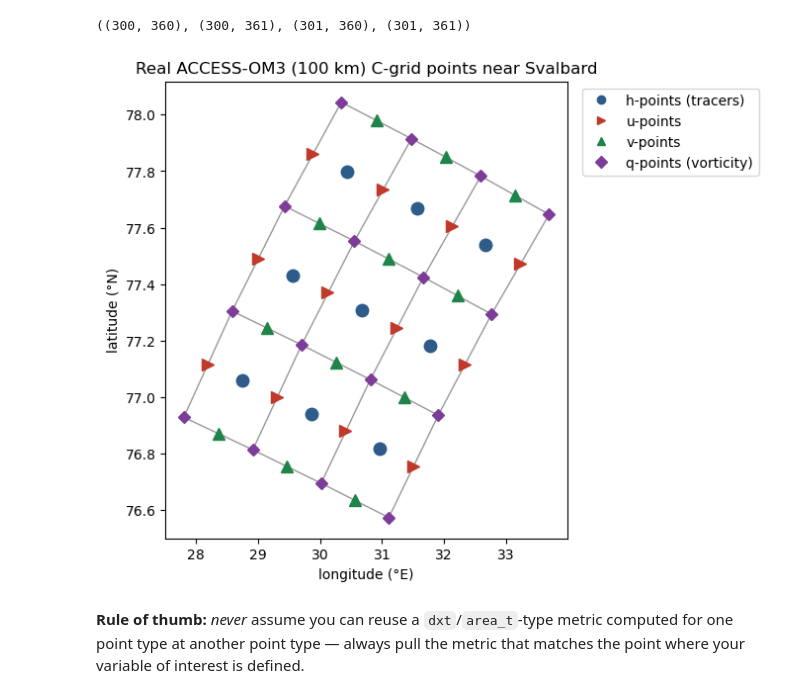
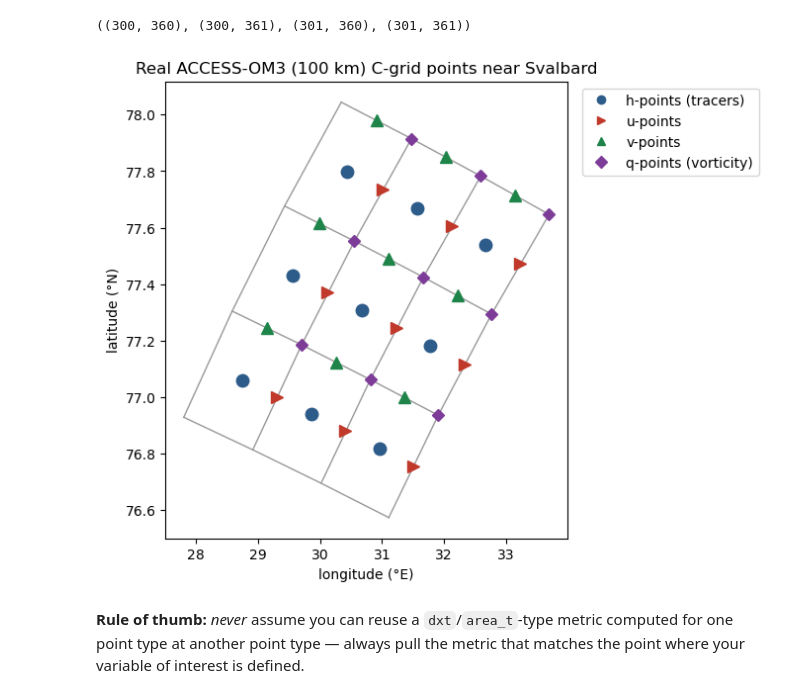
Before and after one commit to COSIMA/cosima-recipes, a Jupyter notebook: 01-Cooking-Tutorials/01-Basics/04-Understanding_MOM5_MOM6_grids.ipynb, the cells around one changed output. Drawn from its saved outputs; the diff is of its cells as text; code cells hidden in the pictures.

```diff
--- a/01-Cooking-Tutorials/01-Basics/04-Understanding_MOM5_MOM6_grids.ipynb
+++ b/01-Cooking-Tutorials/01-Basics/04-Understanding_MOM5_MOM6_grids.ipynb
@@ -470,33 +521,39 @@ h_lon.shape, u_lon.shape, v_lon.shape, q_lon.shape
 # %%
 # The same 3 x 3-cell patch near Svalbard as for the B-grid
 j0, i0, n = 275, 300, 3
 
-def patch(lon, lat, extra_j, extra_i):
-    """Points of the patch; extra_j/extra_i = 1 for points on both sides of the cells."""
-    window = dict(nyp=slice(j0, j0 + n + extra_j), nxp=slice(i0, i0 + n + extra_i))
+def patch(lon, lat, dj=0, di=0):
+    """The n x n points of the patch, starting dj rows and di columns further along."""
+    window = dict(nyp=slice(j0 + dj, j0 + dj + n), nxp=slice(i0 + di, i0 + di + n))
     return lon.isel(window).values, lat.isel(window).values
 
-qx, qy = patch(q_lon, q_lat, 1, 1)
+# u(i,j), v(i,j) and q(i,j) are on the east face, north face and north-east corner
+# of h-cell (i,j). Index 0 of u, v and q is the west face, south face and south-west
+# corner of the first cell, so the points of our cells start one index later.
+
+# The cell outlines go through all (n+1) x (n+1) corners of the patch
+corners = dict(nyp=slice(j0, j0 + n + 1), nxp=slice(i0, i0 + n + 1))
+qx, qy = q_lon.isel(corners).values, q_lat.isel(corners).values
 
 fig, ax = plt.subplots(figsize=(6, 6))
 ax.plot(qx, qy, color="0.6", lw=1, zorder=1)     # cell outlines through the corners
 ax.plot(qx.T, qy.T, color="0.6", lw=1, zorder=1)
 
-ax.plot(*patch(h_lon, h_lat, 0, 0), "o", color=grid_schematics.T_COLOR, markersize=9)
-ax.plot(*patch(u_lon, u_lat, 0, 1), ">", color=grid_schematics.U_COLOR, markersize=9)
-ax.plot(*patch(v_lon, v_lat, 1, 0), "^", color=grid_schematics.V_COLOR, markersize=9)
-ax.plot(qx, qy, "D", color=grid_schematics.Q_COLOR, markersize=6)
+ax.plot(*patch(h_lon, h_lat), "o", color=grid_schematics.T_COLOR, markersize=9)
+ax.plot(*patch(u_lon, u_lat, di=1), ">", color=grid_schematics.U_COLOR, markersize=9)
+ax.plot(*patch(v_lon, v_lat, dj=1), "^", color=grid_schematics.V_COLOR, markersize=9)
+ax.plot(*patch(q_lon, q_lat, dj=1, di=1), "D", color=grid_schematics.Q_COLOR, markersize=6)
 
 ax.set_aspect(1 / np.cos(np.deg2rad(qy.mean())))  # roughly equal distances in x and y
 ax.set_xlabel("longitude (°E)")
 ax.set_ylabel("latitude (°N)")
 ax.set_title("Real ACCESS-OM3 (100 km) C-grid points near Svalbard")
 ax.legend([plt.Line2D([], [], marker=m, color=c, linestyle="") for m, c in
            [("o", grid_schematics.T_COLOR), (">", grid_schematics.U_COLOR),
             ("^", grid_schematics.V_COLOR), ("D", grid_schematics.Q_COLOR)]],
           ["h-points (tracers)", "u-points", "v-points", "q-points (vorticity)"], loc="upper left", bbox_to_anchor=(1.02, 1));
 # %% [output]
-[figure, old version]
+[figure, new version]
 # %% [markdown]
 **Rule of thumb:** *never* assume you can reuse a `dxt`/`area_t`-type
 metric computed for one point type at another point type — always pull the
```
Also changed, not shown: parts of 9 cells of this notebook.
